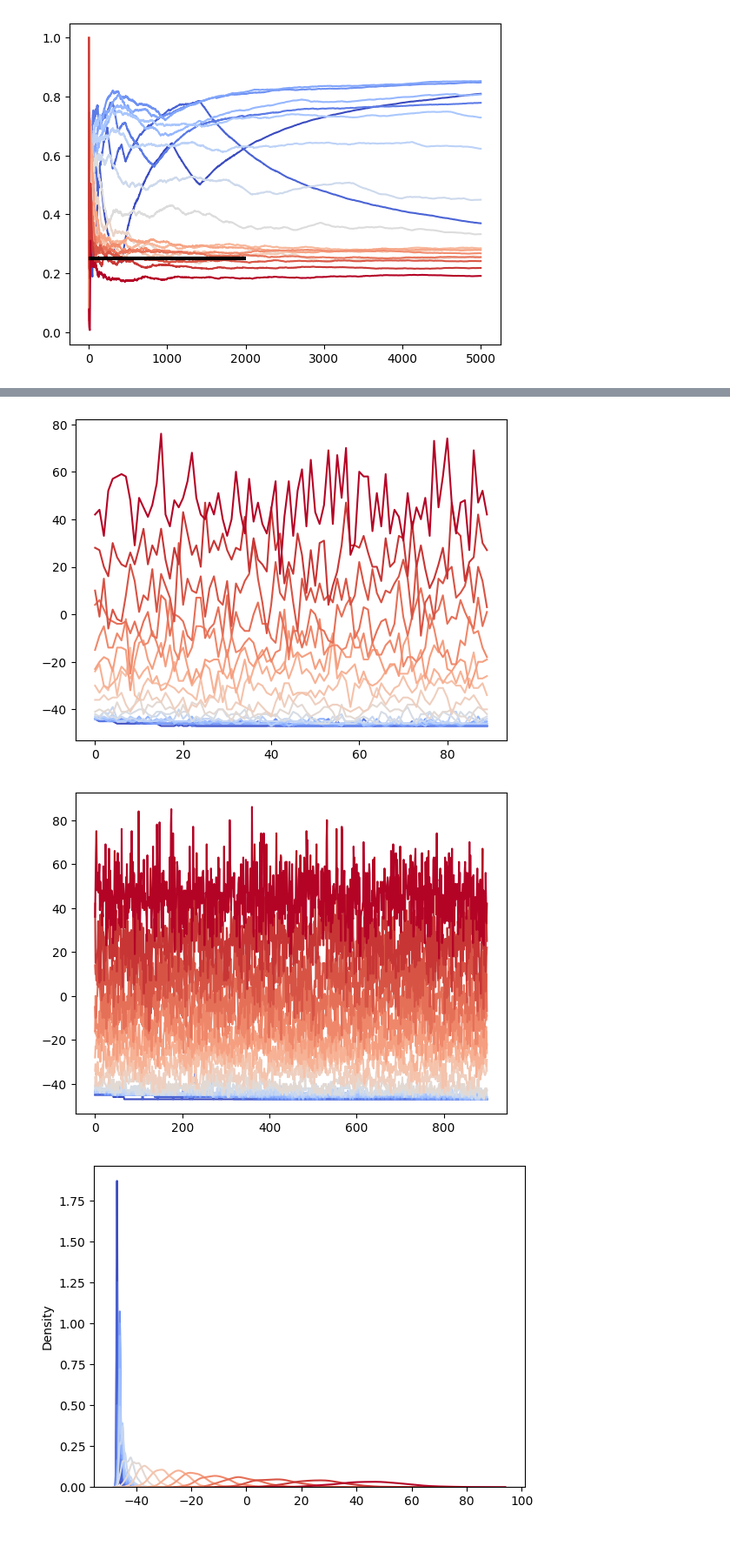
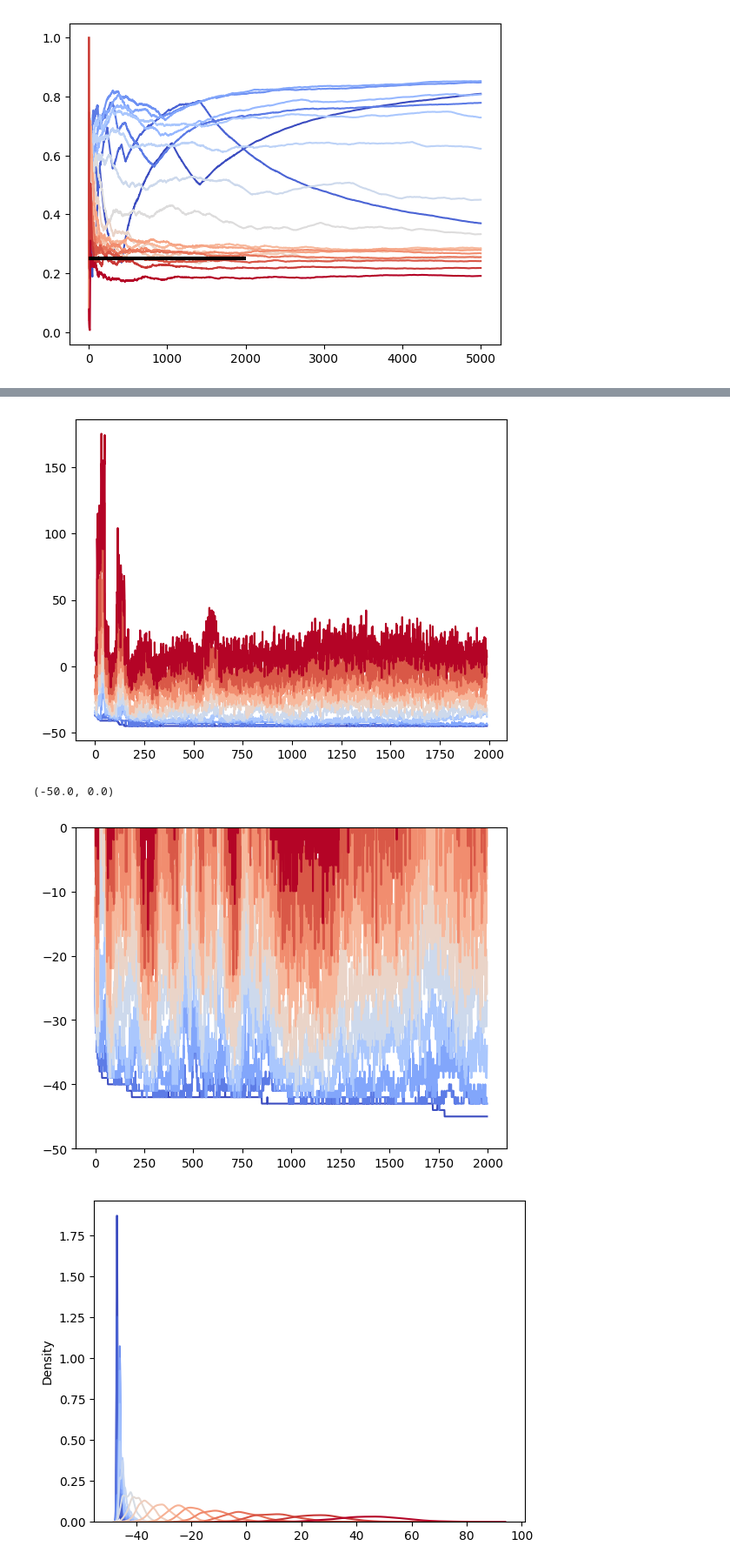
Before and after one commit to lclaeys/discs-thesis, a Jupyter notebook: discs/results/inspect_results.ipynb, the cells around one changed output, grey strips where cells are left out. Shown at 87% size. Cells and saved outputs as stored; diff of their text form; code cells hidden in the pictures; blank space fills up the shorter version.

```diff
--- a/discs/results/inspect_results.ipynb
+++ b/discs/results/inspect_results.ipynb
@@ -121,0 +121,4 @@ dtype: float32
+# %%
+with open(f'{experiment_folder}/{experiment_name}/energies.pkl', 'rb') as file:
+            # Load the object from the file
+            energies=pickle.load(file)['array']
@@ -230,5 +294,5 @@ energies.shape
 num_colors = energies.shape[1]
 colors = plt.cm.coolwarm(np.linspace(0, 1, num_colors))
 for i in range(num_colors):
-    plt.plot(energies.mean(axis=[3,4])[100:,i,0], color = colors[i])
+    plt.plot(energies.mean(axis=[3,4])[10:,i,0], color = colors[i])
 # %% [output]
@@ -237,16 +301,19 @@ for i in range(num_colors):
 num_colors = energies.shape[1]
 colors = plt.cm.coolwarm(np.linspace(0, 1, num_colors))
 for i in range(num_colors):
-    plt.plot(energies[100::10,i,0,1,30], color = colors[i])
+    plt.plot(energies[10::1,i,0,1,30], color = colors[i])
 # %% [output]
-[figure, old version]
+[figure, new version]
 # %%
 num_colors = energies.shape[1]
 colors = plt.cm.coolwarm(np.linspace(0, 1, num_colors))
 for i in range(num_colors):
-    plt.plot(energies[100:,i,0,6,0], color = colors[i])
+    plt.plot(energies[3:,i,0,6,0], color = colors[i])
+
+plt.ylim(-50,0)
 # %% [output]
+(-50.0, 0.0)
-[figure, old version]
+[figure, new version]
 # %%
 import seaborn as sns
 # %%
```
Also changed, not shown: parts of 21 cells of this notebook, 4 other files.
